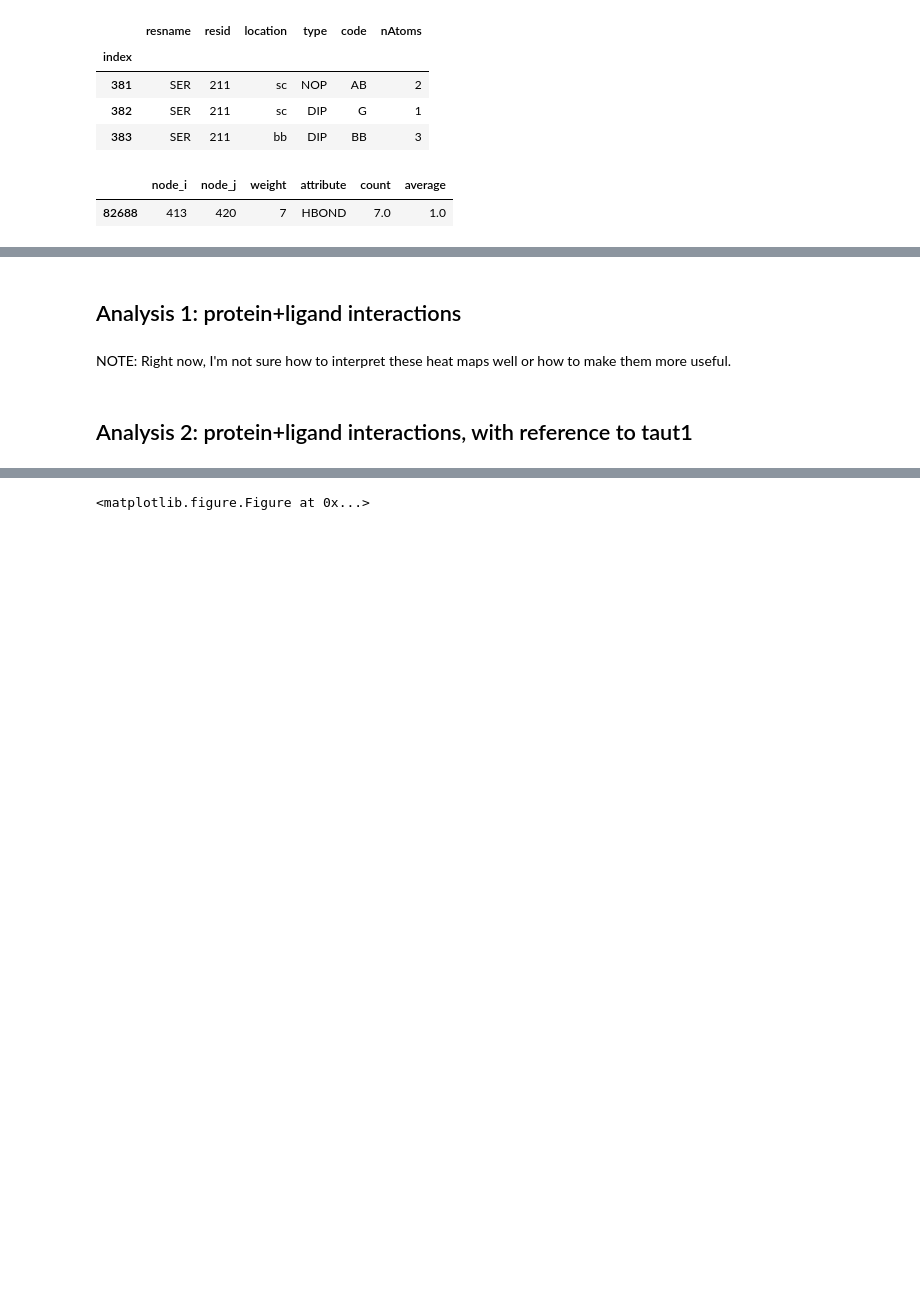
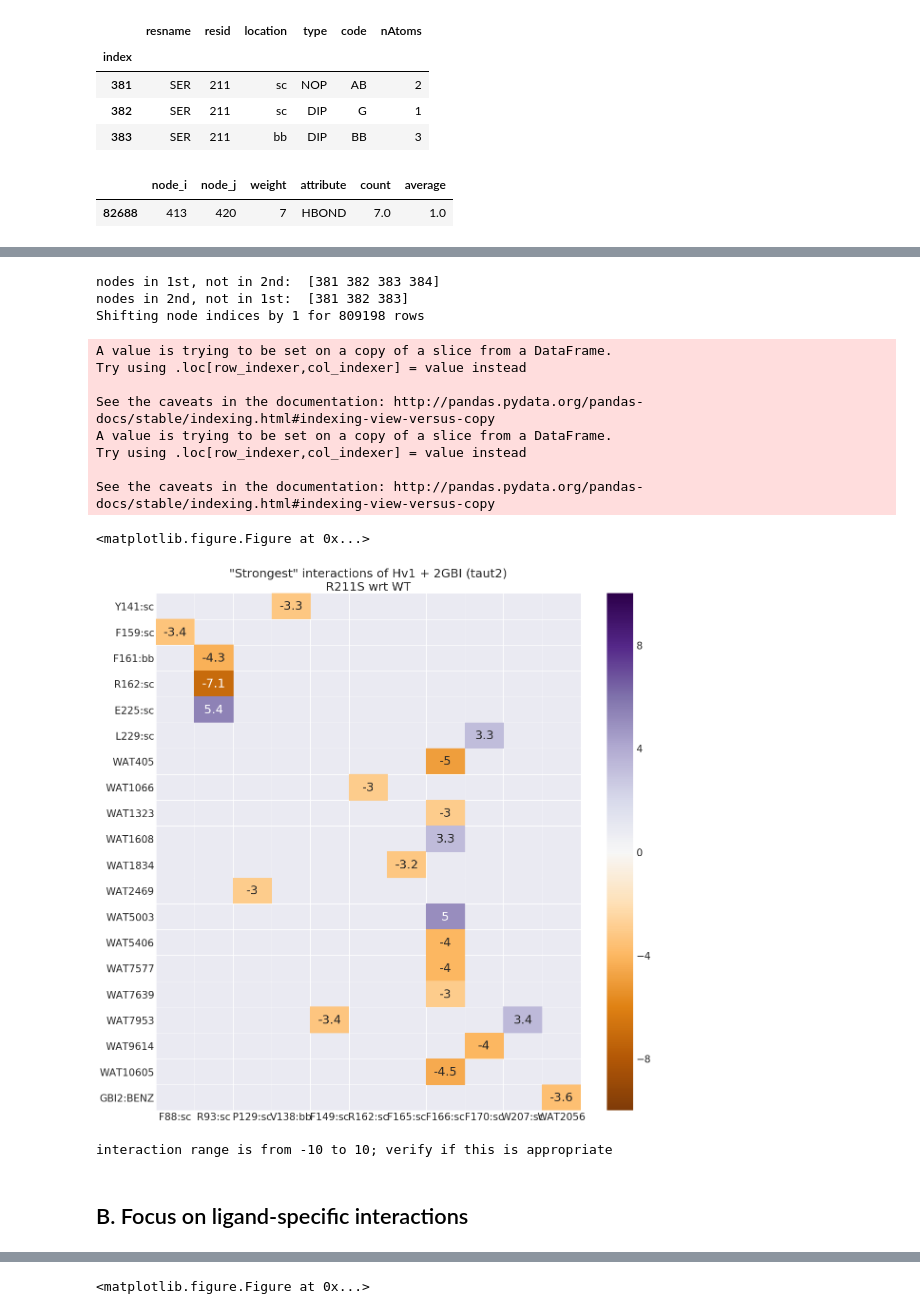
Before and after one commit to vtlim/Hv1, a Jupyter notebook: 04_fep/postFEPvanilla/analysis/3_nonCovInts/nodeAnalysis.ipynb, the cells around one changed output, grey strips where cells are left out. Drawn from its saved outputs; the diff is of its cells as text; code cells hidden in the pictures; blank space fills up the shorter version.

```diff
--- a/04_fep/postFEPvanilla/analysis/3_nonCovInts/nodeAnalysis.ipynb
+++ b/04_fep/postFEPvanilla/analysis/3_nonCovInts/nodeAnalysis.ipynb
@@ -454,4 +586,21 @@ getEdgePair(413,420,wt_edges_1)
+# %%
+diff_nodes_2, diff_edges_2, mutstart_2, offset_2 = diffEdges(nodes_2,wt_nodes_2,edges_2,wt_edges_2)
+watless_diff_edges_2 = protLigInts(diff_nodes_2, diff_edges_2,rawNum=25) # make sure you use REFERENCE nodes
+plotHeatInts(diff_nodes_2, watless_diff_edges_2, minHeat=-10, maxHeat=10,colors='PuOr',seltitle="Hv1 + 2GBI (taut2)\nR211S wrt WT")
+# %% [output]
+nodes in 1st, not in 2nd:  [381 382 383 384]
+nodes in 2nd, not in 1st:  [381 382 383]
+Shifting node indices by 1 for 809198 rows
+A value is trying to be set on a copy of a slice from a DataFrame.
+Try using .loc[row_indexer,col_indexer] = value instead
+
+See the caveats in the documentation: http://pandas.pydata.org/pandas-docs/stable/indexing.html#indexing-view-versus-copy
+A value is trying to be set on a copy of a slice from a DataFrame.
+Try using .loc[row_indexer,col_indexer] = value instead
+
+See the caveats in the documentation: http://pandas.pydata.org/pandas-docs/stable/indexing.html#indexing-view-versus-copy
+<matplotlib.figure.Figure at 0x...>
+[figure, added]
+interaction range is from -10 to 10; verify if this is appropriate
 # %% [markdown]
-## Analysis 1: protein+ligand interactions
+## B. Focus on ligand-specific interactions
-# %% [markdown]
-NOTE: Right now, I'm not sure how to interpret these heat maps well or how to make them more useful.
@@ -466,2 +606,0 @@ plotHeatInts(nodes_1,watless_edges_1,minHeat=0,maxHeat=20,colors="YlGn")
-# %% [markdown]
-## Analysis 2: protein+ligand interactions, with reference to taut1
```
Also changed, not shown: parts of 68 cells of this notebook.
